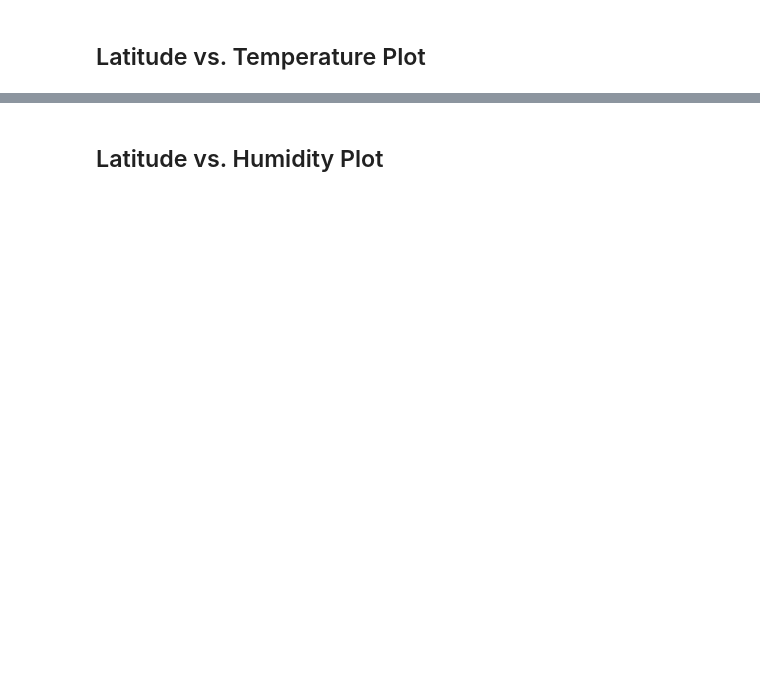
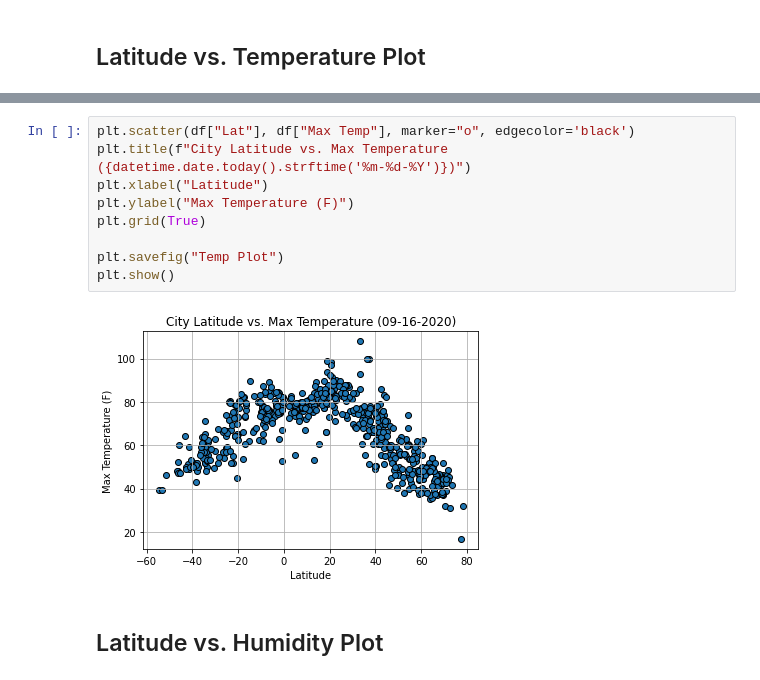
Before and after one commit to jinahporter/Python-API-challenge2, a Jupyter notebook: WeatherPy.ipynb, the cells around one changed output, grey strips where cells are left out. Drawn from its saved outputs; the diff is of its cells as text; blank space fills up the shorter version.

```diff
--- a/WeatherPy.ipynb
+++ b/WeatherPy.ipynb
@@ -217,3 +190,14 @@ Text(0, 0.5, 'Max Temperature (F)')
+# %%
+plt.scatter(df["Lat"], df["Max Temp"], marker="o", edgecolor='black')
+plt.title(f"City Latitude vs. Max Temperature ({datetime.date.today().strftime('%m-%d-%Y')})")
+plt.xlabel("Latitude")
+plt.ylabel("Max Temperature (F)")
+plt.grid(True)
+
+plt.savefig("Temp Plot")
+plt.show()
+# %% [output]
+[figure, added]
 # %% [markdown]
 ## Latitude vs. Humidity Plot
 # %%
```
Also changed, not shown: parts of 32 cells of this notebook, 15 other files.
